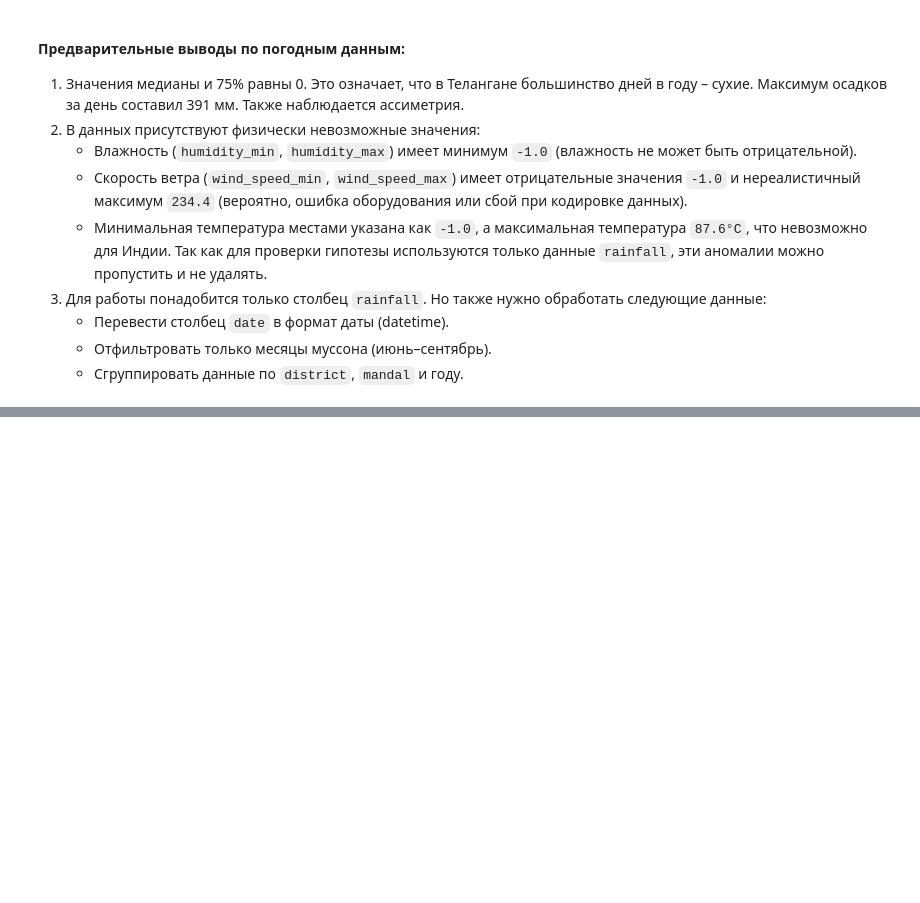
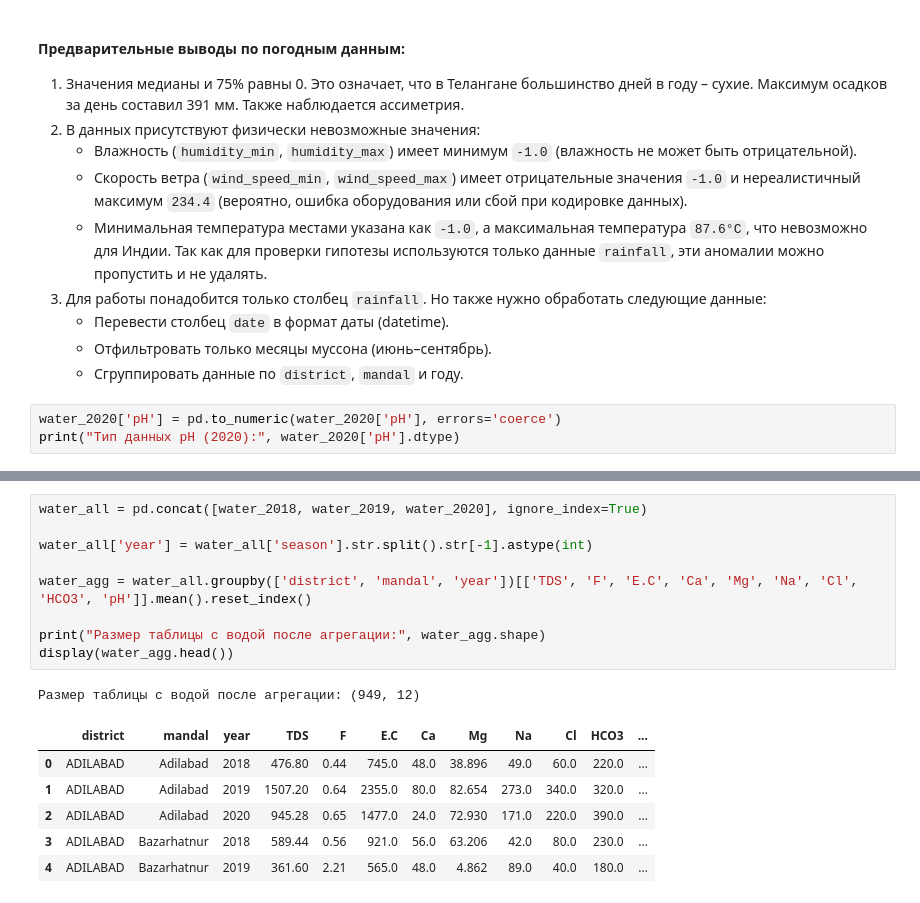
Before and after one commit to dasha1154/lab.stat, a Jupyter notebook: labwork.ipynb, the cells around one changed output, grey strips where cells are left out. Cells and saved outputs as stored; diff of their text form; blank space fills up the shorter version.

```diff
--- a/labwork.ipynb
+++ b/labwork.ipynb
@@ -247,3 +247,6 @@ memory usage: 27.4 KB
    - Перевести столбец `date` в формат даты (datetime).
    - Отфильтровать только месяцы муссона (июнь–сентябрь).
    - Сгруппировать данные по `district`, `mandal` и году.
+# %%
+water_2020['pH'] = pd.to_numeric(water_2020['pH'], errors='coerce')
+print("Тип данных pH (2020):", water_2020['pH'].dtype)
@@ -249,0 +291,17 @@ memory usage: 27.4 KB
+# %%
+water_all = pd.concat([water_2018, water_2019, water_2020], ignore_index=True)
+
+water_all['year'] = water_all['season'].str.split().str[-1].astype(int)
+
+water_agg = water_all.groupby(['district', 'mandal', 'year'])[['TDS', 'F', 'E.C', 'Ca', 'Mg', 'Na', 'Cl', 'HCO3', 'pH']].mean().reset_index()
+
+print("Размер таблицы с водой после агрегации:", water_agg.shape)
+display(water_agg.head())
+# %% [output]
+Размер таблицы с водой после агрегации: (949, 12)
+|  | district | mandal | year | TDS | F | E.C | Ca | Mg | Na | Cl | HCO3 | ... |
+| 0 | ADILABAD | Adilabad | 2018 | 476.80 | 0.44 | 745.0 | 48.0 | 38.896 | 49.0 | 60.0 | 220.0 | ... |
+| 1 | ADILABAD | Adilabad | 2019 | 1507.20 | 0.64 | 2355.0 | 80.0 | 82.654 | 273.0 | 340.0 | 320.0 | ... |
+| 2 | ADILABAD | Adilabad | 2020 | 945.28 | 0.65 | 1477.0 | 24.0 | 72.930 | 171.0 | 220.0 | 390.0 | ... |
+| 3 | ADILABAD | Bazarhatnur | 2018 | 589.44 | 0.56 | 921.0 | 56.0 | 63.206 | 42.0 | 80.0 | 230.0 | ... |
+| 4 | ADILABAD | Bazarhatnur | 2019 | 361.60 | 2.21 | 565.0 | 48.0 | 4.862 | 89.0 | 40.0 | 180.0 | ... |
```
Also changed, not shown: parts of 11 cells of this notebook.
